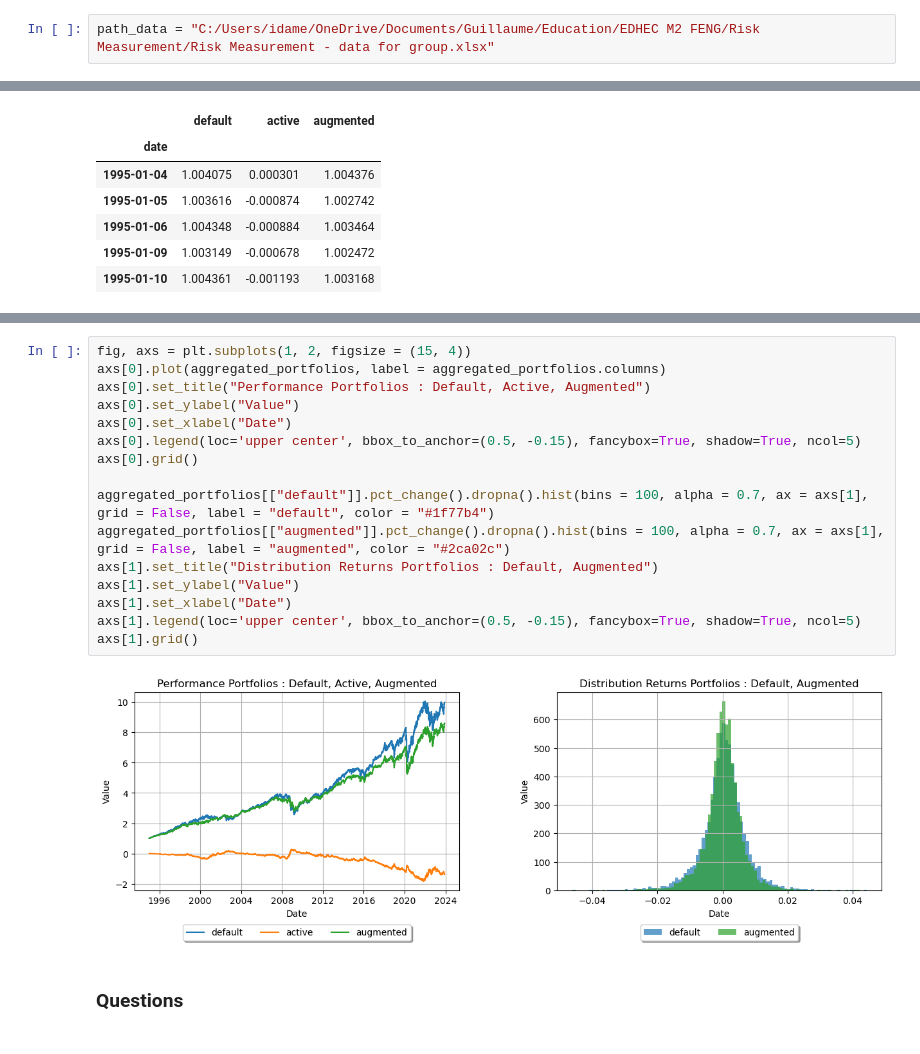
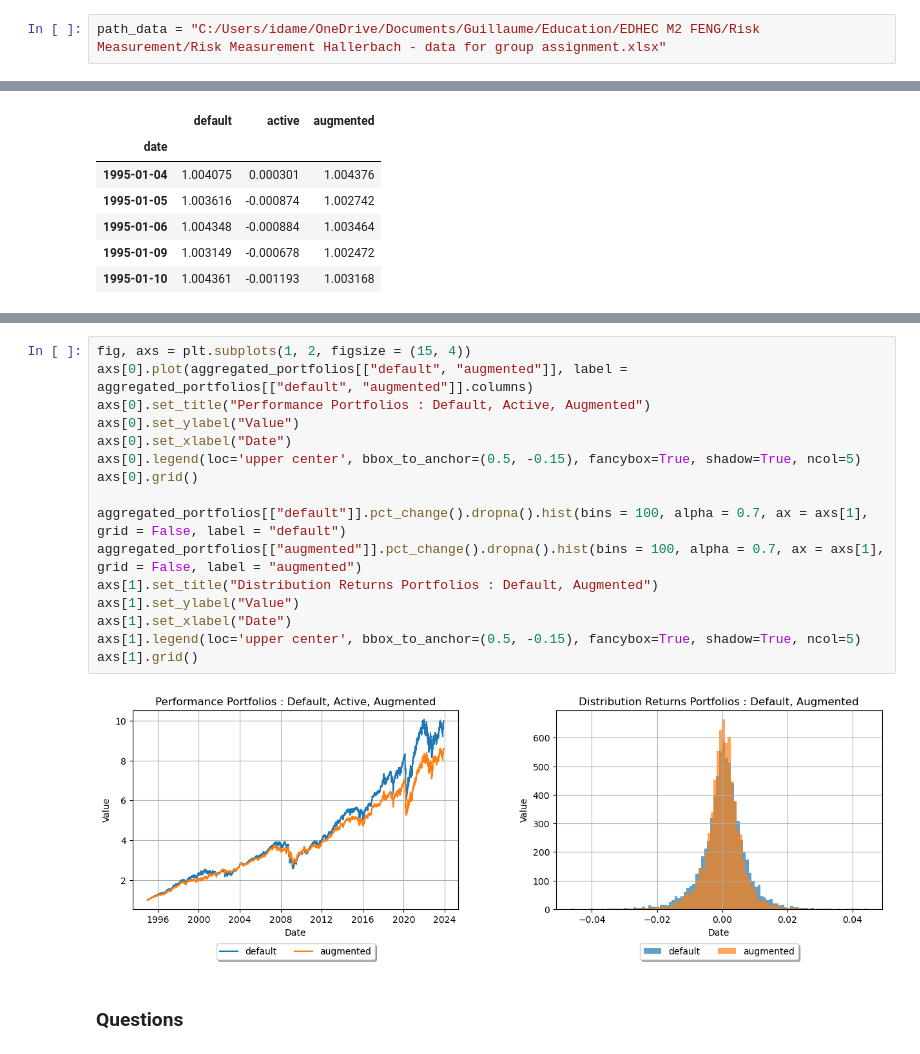
Before and after one commit to GuillaumeIdameKoralage/Academic-Projects, a Jupyter notebook: Risk Measurement/Risk Measurement Project.ipynb, the cells around one changed output, grey strips where cells are left out. Drawn from its saved outputs; the diff is of its cells as text.

```diff
--- a/Risk Measurement/Risk Measurement Project.ipynb
+++ b/Risk Measurement/Risk Measurement Project.ipynb
@@ -84,7 +125,7 @@ def get_risk_metrics(df) :
 # %% [markdown]
 ### Step 1 : Load Data
 # %%
-path_data = "C:/Users/idame/OneDrive/Documents/Guillaume/Education/EDHEC M2 FENG/Risk Measurement/Risk Measurement - data for group.xlsx"
+path_data = "C:/Users/idame/OneDrive/Documents/Guillaume/Education/EDHEC M2 FENG/Risk Measurement/Risk Measurement Hallerbach - data for group assignment.xlsx"
 # %% [markdown]
 ### Step 2 : Pre Processing
 # %%
@@ -228,21 +286,21 @@ aggregated_portfolios.head()
 # %%
 fig, axs = plt.subplots(1, 2, figsize = (15, 4))
-axs[0].plot(aggregated_portfolios, label = aggregated_portfolios.columns)
+axs[0].plot(aggregated_portfolios[["default", "augmented"]], label = aggregated_portfolios[["default", "augmented"]].columns)
 axs[0].set_title("Performance Portfolios : Default, Active, Augmented")
 axs[0].set_ylabel("Value")
 axs[0].set_xlabel("Date")
 axs[0].legend(loc='upper center', bbox_to_anchor=(0.5, -0.15), fancybox=True, shadow=True, ncol=5)
 axs[0].grid()
 
-aggregated_portfolios[["default"]].pct_change().dropna().hist(bins = 100, alpha = 0.7, ax = axs[1], grid = False, label = "default", color = "#1f77b4")
-aggregated_portfolios[["augmented"]].pct_change().dropna().hist(bins = 100, alpha = 0.7, ax = axs[1], grid = False, label = "augmented", color = "#2ca02c")
+aggregated_portfolios[["default"]].pct_change().dropna().hist(bins = 100, alpha = 0.7, ax = axs[1], grid = False, label = "default")
+aggregated_portfolios[["augmented"]].pct_change().dropna().hist(bins = 100, alpha = 0.7, ax = axs[1], grid = False, label = "augmented")
 axs[1].set_title("Distribution Returns Portfolios : Default, Augmented")
 axs[1].set_ylabel("Value")
 axs[1].set_xlabel("Date")
 axs[1].legend(loc='upper center', bbox_to_anchor=(0.5, -0.15), fancybox=True, shadow=True, ncol=5)
 axs[1].grid()
 # %% [output]
-[figure, old version]
+[figure, new version]
 # %% [markdown]
 ### Questions
 # %% [markdown]
```
Also changed, not shown: parts of 27 cells of this notebook.
